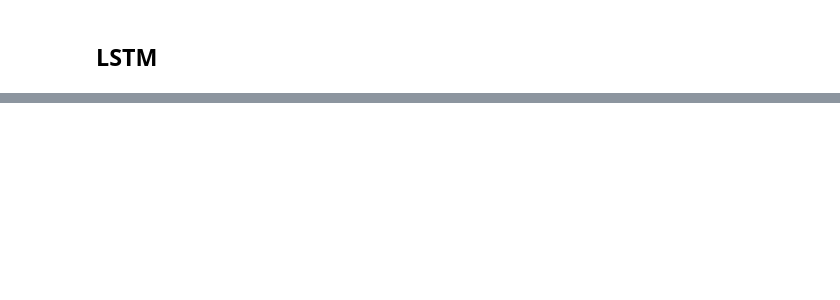
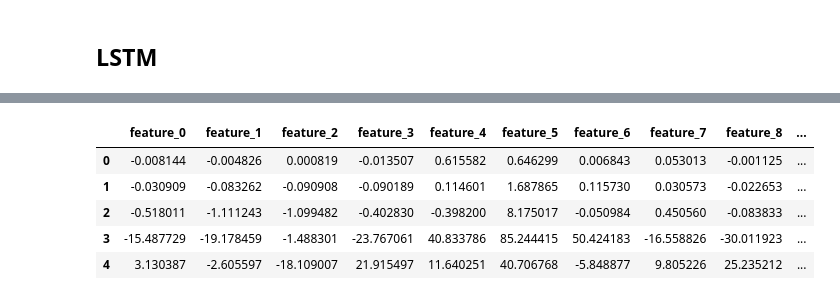
Before and after one commit to shankerabhigyan/IVS_modelling, a Jupyter notebook: baseline/pipeline_vae_dnn.ipynb, the cells around one changed output, grey strips where cells are left out. Saved outputs shown, nothing was run; the diff lists cells and outputs as text; code cells hidden in the pictures; blank space fills up the shorter version.

```diff
--- a/baseline/pipeline_vae_dnn.ipynb
+++ b/baseline/pipeline_vae_dnn.ipynb
@@ -114,0 +112,3 @@ Target: tensor([nan, nan, nan, nan, nan, nan, nan, nan, nan, nan, nan, nan, nan,
+# %%
+import torch
+device = torch.device("cuda" if torch.cuda.is_available() else "cpu")
@@ -114,0 +125,10 @@ Target: tensor([nan, nan, nan, nan, nan, nan, nan, nan, nan, nan, nan, nan, nan,
+# %%
+features = features[22:].reset_index(drop=True)
+features.head()
+# %% [output]
+|  | feature_0 | feature_1 | feature_2 | feature_3 | feature_4 | feature_5 | feature_6 | feature_7 | feature_8 | ... |
+| 0 | -0.008144 | -0.004826 | 0.000819 | -0.013507 | 0.615582 | 0.646299 | 0.006843 | 0.053013 | -0.001125 | ... |
+| 1 | -0.030909 | -0.083262 | -0.090908 | -0.090189 | 0.114601 | 1.687865 | 0.115730 | 0.030573 | -0.022653 | ... |
+| 2 | -0.518011 | -1.111243 | -1.099482 | -0.402830 | -0.398200 | 8.175017 | -0.050984 | 0.450560 | -0.083833 | ... |
+| 3 | -15.487729 | -19.178459 | -1.488301 | -23.767061 | 40.833786 | 85.244415 | 50.424183 | -16.558826 | -30.011923 | ... |
+| 4 | 3.130387 | -2.605597 | -18.109007 | 21.915497 | 11.640251 | 40.706768 | -5.848877 | 9.805226 | 25.235212 | ... |
```
Also changed, not shown: parts of 27 cells of this notebook, 4 other files.
